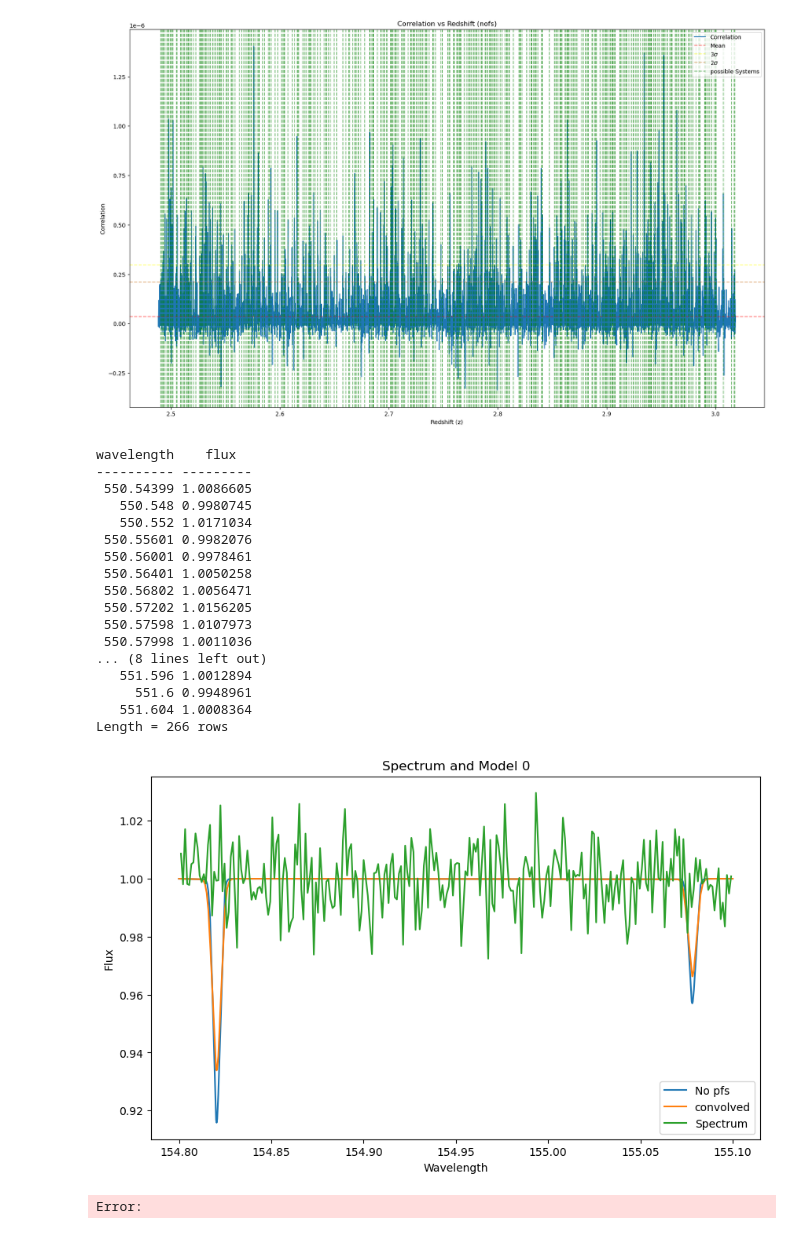
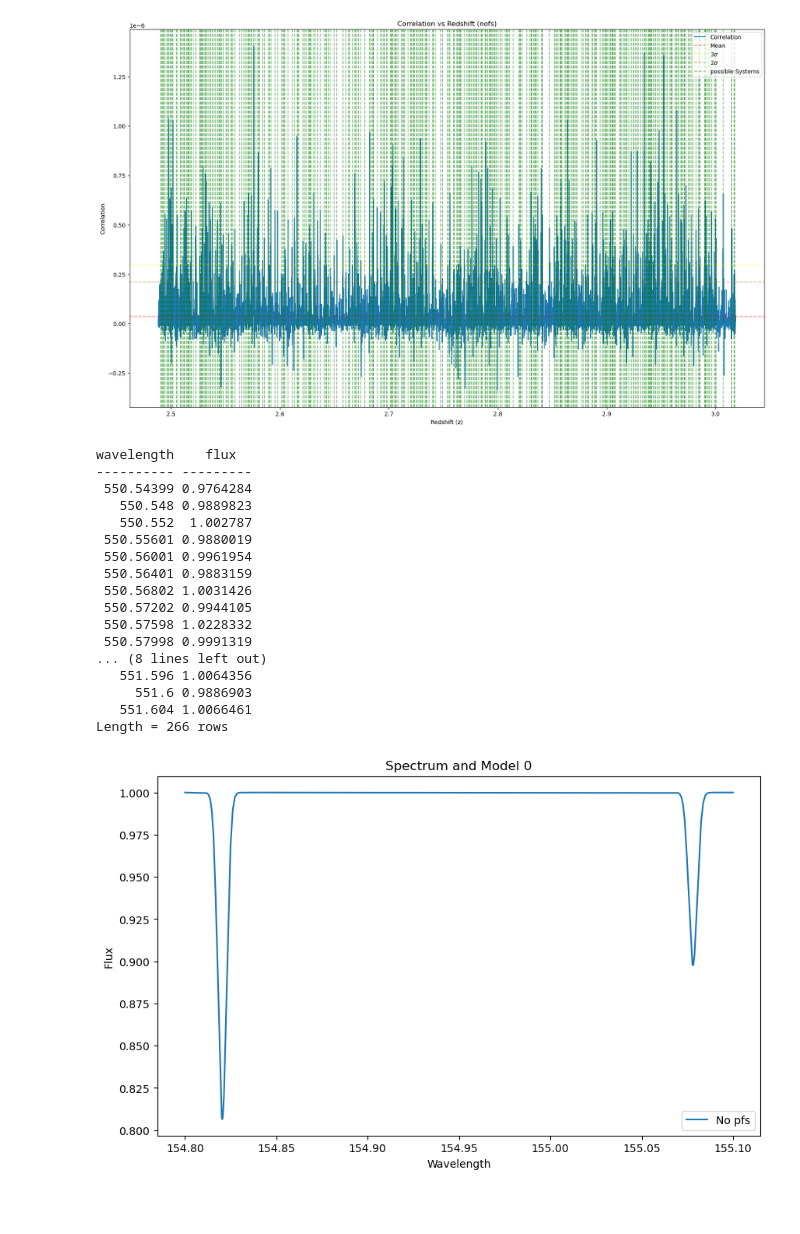
Before and after one commit to LoivX/AC_Correlator, a Jupyter notebook: correlator_testing.ipynb, the cells around one changed output. Drawn from its saved outputs; the diff is of its cells as text; code cells hidden in the pictures; blank space fills up the shorter version.

```diff
--- a/correlator_testing.ipynb
+++ b/correlator_testing.ipynb
@@ -347,52 +350,56 @@ def correlator(spectrum_file, resol, wav_start, wav_end, logN, b, btur, ion, thr
     z_end = spectrum['wavelength'][-1] / 155.1 - 1
 
     return models, z_start, z_end, spectrum, threshold, dz, perc
+# %%
+models, z_start, z_end, spectrum, threshold, dz, perc = correlator('test_20_100_spec.dat', 45000, [154.8, 154.8, 155.06], [155.1, 154.85, 155.1], 12, 5, 0, 'CIV', 0.999, 1e-5, 75)
+
+z = 2.55646069
+
+mask = (spectrum['wavelength'] > (models[0]['wavelength'].min())*(1+z)) & (spectrum['wavelength'] < (models[0]['wavelength'].max())*(1+z))
+spec_chunk = spectrum[mask]
+
+print(spec_chunk)
+
+#print((spec_chunk['wavelength'] * (1 + z)).min(), (spec_chunk['wavelength'] * (1 + z)).max())
+# %% [output]
+wavelength    flux
+---------- ---------
+ 550.54399 0.9764284
+   550.548 0.9889823
+   550.552  1.002787
+ 550.55601 0.9880019
+ 550.56001 0.9961954
+ 550.56401 0.9883159
+ 550.56802 1.0031426
+ 550.57202 0.9944105
+ 550.57598 1.0228332
+ 550.57998 0.9991319
+... (8 lines left out)
+   551.596 1.0064356
+     551.6 0.9886903
+   551.604 1.0066461
+Length = 266 rows
 # %%
-models, z_start, z_end, spectrum, threshold, dz, perc = correlator('test_20_100_spec.dat', 45000, [154.8, 154.8, 155.06], [155.1, 154.85, 155.1], 12, 5, 0, 'CIV', 0.999, 1e-5, 75)
-
-z = 2.55646069
-
-mask = (spectrum['wavelength'] > (models[0]['wavelength'].min())*(1+z)) & (spectrum['wavelength'] < (models[0]['wavelength'].max())*(1+z))
-spec_chunk = spectrum[mask]
-
-print(spec_chunk)
-
-#print((spec_chunk['wavelength'] * (1 + z)).min(), (spec_chunk['wavelength'] * (1 + z)).max())
+wav_start = [154.8, 154.8, 155.06]
+wav_end = [155.1, 154.85, 155.1]
 
 x = np.linspace(wav_start[0], wav_end[0], 1000)
-logN = 12
+logN = 12.5
 b = 5
 btur = 0
 ion = 'CIV'
+resol = 45000
 
 
 plt.figure(figsize=(10, 6))
-plt.plot(models[0]['wavelength'], lines_voigt(x, 0, logN, b, btur, ion), label='No pfs')
-plt.plot(models[0]['wavelength'], models[0]['flux'], label='convolved')
-plt.plot(spec_chunk['wavelength']/(1 + z), spec_chunk['flux'], label='Spectrum')
+plt.plot(models[0]['wavelength'], convolve_simple(lines_voigt(x, 0, logN, b, btur, ion), psf_gauss(x, resol)), label='No pfs')
+#plt.plot(models[0]['wavelength'], models[0]['flux'], label='convolved')
+#plt.plot(spec_chunk['wavelength']/(1 + z), spec_chunk['flux'], label='Spectrum')
 
 plt.xlabel('Wavelength')
 plt.ylabel('Flux')
 plt.title('Spectrum and Model 0')
 plt.legend()
 plt.show()
 # %% [output]
-wavelength    flux
----------- ---------
- 550.54399 1.0086605
-   550.548 0.9980745
-   550.552 1.0171034
- 550.55601 0.9982076
- 550.56001 0.9978461
- 550.56401 1.0050258
- 550.56802 1.0056471
- 550.57202 1.0156205
- 550.57598 1.0107973
- 550.57998 1.0011036
-... (8 lines left out)
-   551.596 1.0012894
-     551.6 0.9948961
-   551.604 1.0008364
-Length = 266 rows
-[figure, old version]
+[figure, new version]
-Error:
```
Also changed, not shown: parts of 3 cells of this notebook, 10 other files.
